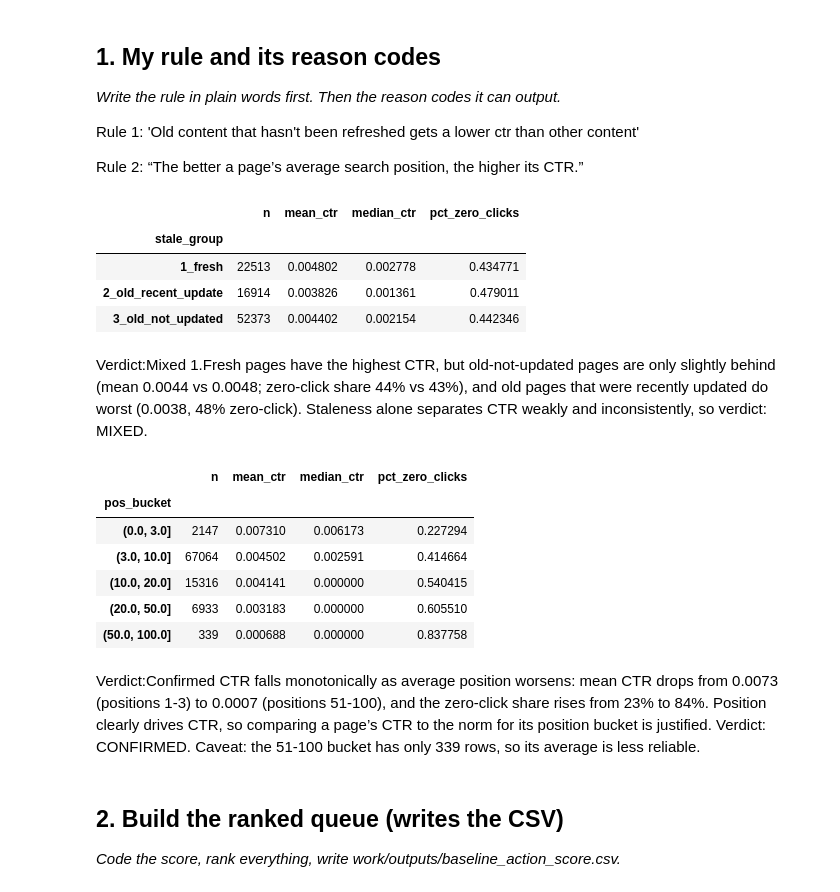
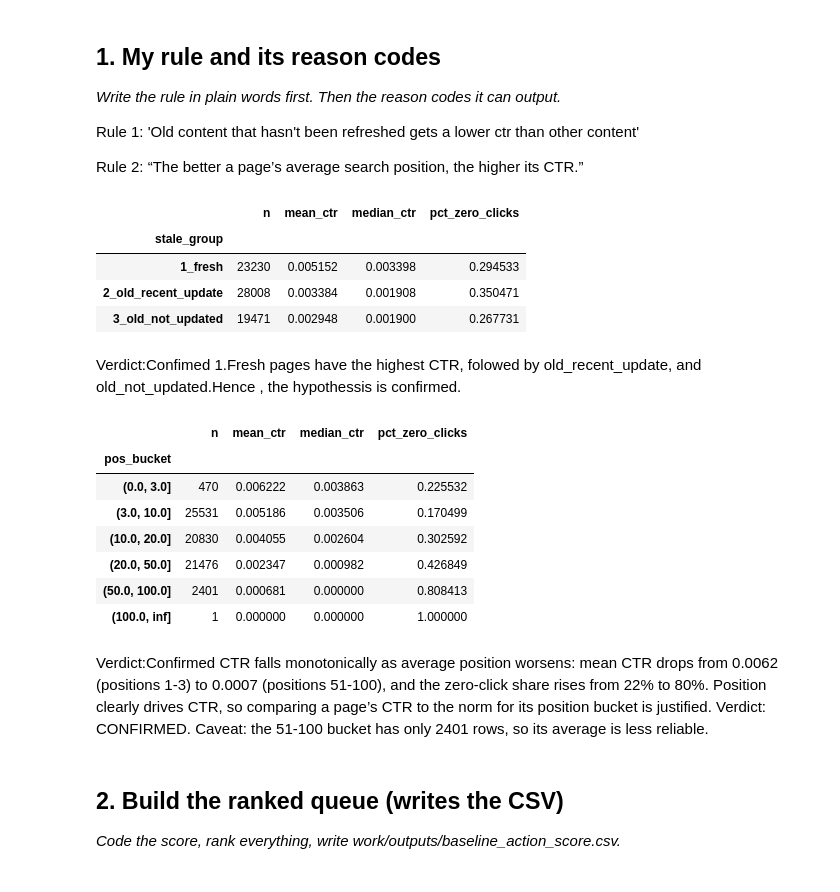
Before and after one commit to adeleke1508/flyrank_week_one_ml_project_1, a Jupyter notebook: work/notebooks/w04_baseline_score.ipynb, the cells around one changed output. Drawn from its saved outputs; the diff is of its cells as text; code cells hidden in the pictures.

```diff
--- a/work/notebooks/w04_baseline_score.ipynb
+++ b/work/notebooks/w04_baseline_score.ipynb
@@ -54,4 +46 @@ Index(['client_hash_id_x', 'content_hash_id', 'keyword_hash_id', 'url_hash_id',
       dtype='object')
-# %%
-date_cols = [col for col in df.columns if 'date' in col.lower()]
-df[date_cols] = df[date_cols].apply(pd.to_datetime,errors='coerce')
@@ -163,5 +119 @@ df['gsc_impressions'].describe()
 dtype: float64
-# %%
-df['ctr_fixed'] = df['gsc_clicks']/df['gsc_impressions']
-# %%
-df['ctr_fixed'] = df['ctr_fixed'].replace([np.inf, -np.inf],(np.nan)).fillna(0)
@@ -206,7 +130,7 @@ Rule 2: “The better a page’s average search position, the higher its CTR.”
 # Write your text answer in the cell ABOVE this one — typing sentences here breaks Run All.
 #Reason Code for Rule Number One.
 
-r = df[df['gsc_impressions'] >= 100].copy()
+r = df[df['impressions'] >= 100].copy()
 
 def stale_group(d):
   if d['old'] == 0:
@@ -216,44 +140,45 @@ def stale_group(d):
 r['stale_group'] = r.apply(stale_group, axis=1)
 
 bucket_table_A = r.groupby('stale_group').agg(
-    n=('ctr_fixed', 'size'),
-    mean_ctr = ('ctr_fixed', 'mean'),
-    median_ctr = ('ctr_fixed', 'median'),
-    pct_zero_clicks = ('gsc_clicks', lambda s: ( s == 0 ).mean()),
+    n=('ctr', 'size'),
+    mean_ctr = ('ctr', 'mean'),
+    median_ctr = ('ctr', 'median'),
+    pct_zero_clicks = ('clicks', lambda s: ( s == 0 ).mean()),
 )
 
 bucket_table_A
 # %% [output]
 |  | n | mean_ctr | median_ctr | pct_zero_clicks |
 | stale_group |  |  |  |  |
-| 1_fresh | 22513 | 0.004802 | 0.002778 | 0.434771 |
-| 2_old_recent_update | 16914 | 0.003826 | 0.001361 | 0.479011 |
-| 3_old_not_updated | 52373 | 0.004402 | 0.002154 | 0.442346 |
+| 1_fresh | 23230 | 0.005152 | 0.003398 | 0.294533 |
+| 2_old_recent_update | 28008 | 0.003384 | 0.001908 | 0.350471 |
+| 3_old_not_updated | 19471 | 0.002948 | 0.001900 | 0.267731 |
-# %% [markdown]
-Verdict:Mixed
-1.Fresh pages have the highest CTR, but old-not-updated pages are only slightly behind (mean 0.0044 vs 0.0048; zero-click share 44% vs 43%), and old pages that were recently updated do worst (0.0038, 48% zero-click). Staleness alone separates CTR weakly and inconsistently, so verdict: MIXED.
+# %% [markdown]
+Verdict:Confimed
+1.Fresh pages have the highest CTR, folowed by old_recent_update, and old_not_updated.Hence , the hypothessis is confirmed.
 # %%
 #Reason code for rule 2
-r['pos_bucket'] = pd.cut(r['gsc_avg_position'], [0, 3, 10, 20 , 50, 100, np.inf])
+r['pos_bucket'] = pd.cut(r['avg_position'], [0, 3, 10, 20 , 50, 100, np.inf])
 bucket_table_b = r.groupby('pos_bucket', observed=True).agg(
-    n=('ctr_fixed', 'size'),
-    mean_ctr = ('ctr_fixed', 'mean'),
-    median_ctr = ('ctr_fixed', 'median'),
-    pct_zero_clicks = ('gsc_clicks', lambda s: ( s == 0 ).mean()),
+    n=('ctr', 'size'),
+    mean_ctr = ('ctr', 'mean'),
+    median_ctr = ('ctr', 'median'),
+    pct_zero_clicks = ('clicks', lambda s: ( s == 0 ).mean()),
 )
 
 bucket_table_b
 # %% [output]
 |  | n | mean_ctr | median_ctr | pct_zero_clicks |
 | pos_bucket |  |  |  |  |
-| (0.0, 3.0] | 2147 | 0.007310 | 0.006173 | 0.227294 |
-| (3.0, 10.0] | 67064 | 0.004502 | 0.002591 | 0.414664 |
-| (10.0, 20.0] | 15316 | 0.004141 | 0.000000 | 0.540415 |
-| (20.0, 50.0] | 6933 | 0.003183 | 0.000000 | 0.605510 |
-| (50.0, 100.0] | 339 | 0.000688 | 0.000000 | 0.837758 |
+| (0.0, 3.0] | 470 | 0.006222 | 0.003863 | 0.225532 |
+| (3.0, 10.0] | 25531 | 0.005186 | 0.003506 | 0.170499 |
+| (10.0, 20.0] | 20830 | 0.004055 | 0.002604 | 0.302592 |
+| (20.0, 50.0] | 21476 | 0.002347 | 0.000982 | 0.426849 |
+| (50.0, 100.0] | 2401 | 0.000681 | 0.000000 | 0.808413 |
+| (100.0, inf] | 1 | 0.000000 | 0.000000 | 1.000000 |
 # %% [markdown]
 Verdict:Confirmed
-CTR falls monotonically as average position worsens: mean CTR drops from 0.0073 (positions 1-3) to 0.0007 (positions 51-100), and the zero-click share rises from 23% to 84%. Position clearly drives CTR, so comparing a page’s CTR to the norm for its position bucket is justified. Verdict: CONFIRMED. Caveat: the 51-100 bucket has only 339 rows, so its average is less reliable.
+CTR falls monotonically as average position worsens: mean CTR drops from 0.0062 (positions 1-3) to 0.0007 (positions 51-100), and the zero-click share rises from 22% to 80%. Position clearly drives CTR, so comparing a page’s CTR to the norm for its position bucket is justified. Verdict: CONFIRMED. Caveat: the 51-100 bucket has only 2401 rows, so its average is less reliable.
 # %% [markdown]
 ## 2. Build the ranked queue (writes the CSV)
 
```
Also changed, not shown: parts of 21 cells of this notebook.
